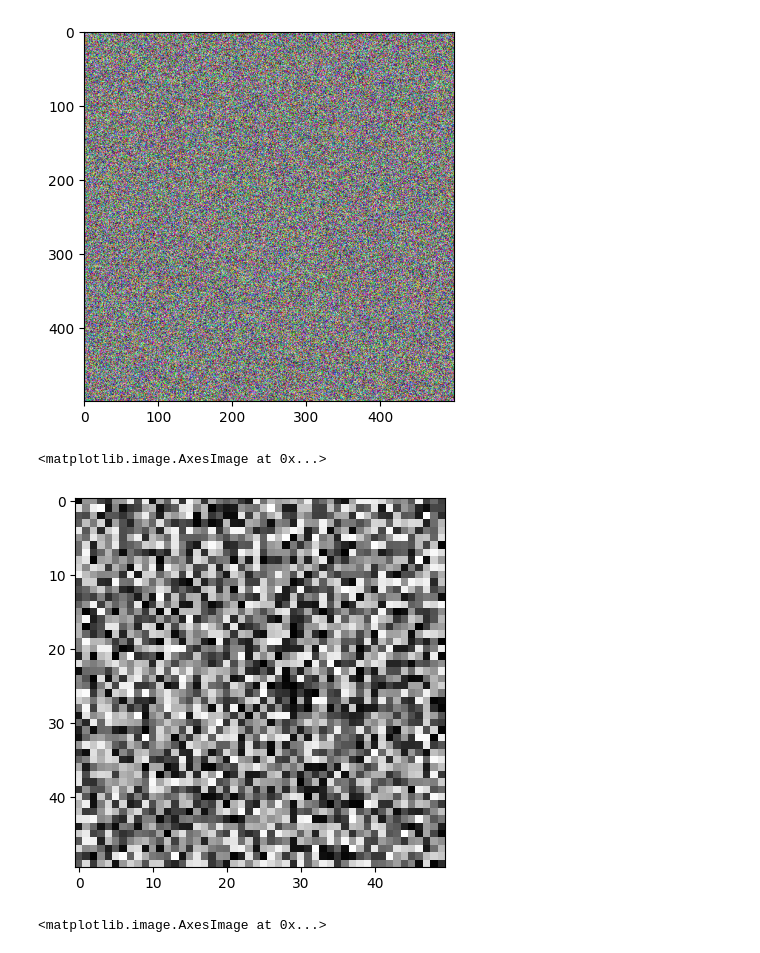
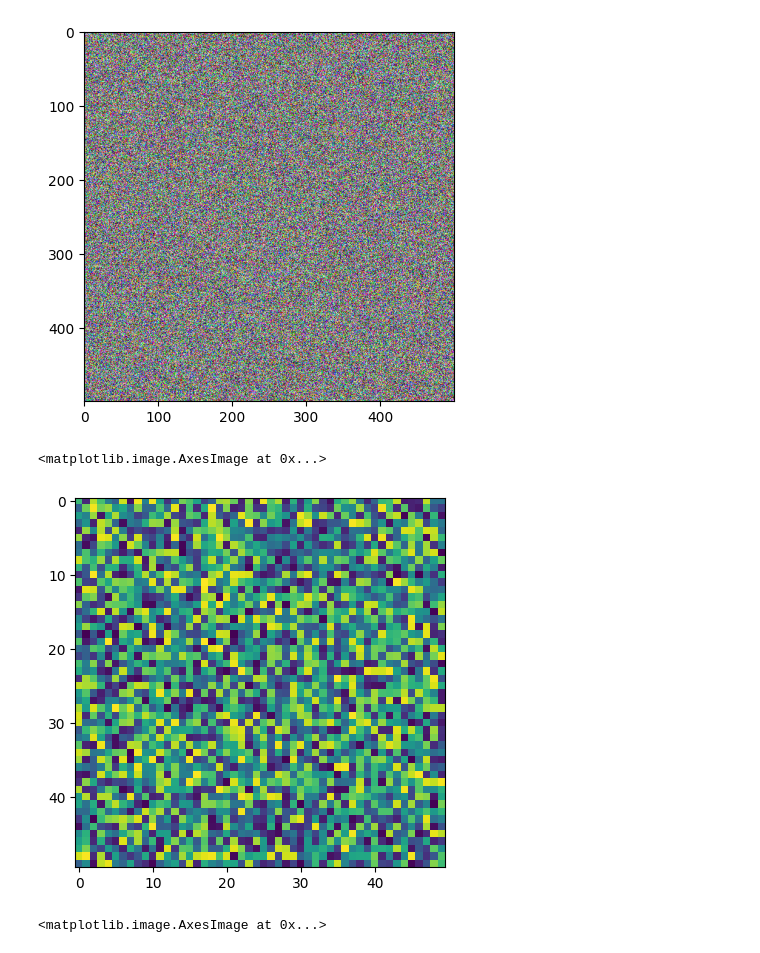
Before and after one commit to yashmonani/yash-AIDP, a Jupyter notebook: day 8.ipynb, the cells around one changed output. Saved outputs shown, nothing was run; the diff lists cells and outputs as text; code cells hidden in the pictures.

```diff
--- a/day 8.ipynb
+++ b/day 8.ipynb
@@ -130,10 +129,10 @@ plt.imshow(r1)
 # %%
 import numpy as np
 r2 = np.random.randint(0,255,(50,50))
-plt.imshow(r2, cmap='gray')
+plt.imshow(r2,) #cmap='gray'
 # %% [output]
 <matplotlib.image.AxesImage at 0x...>
-[figure, old version]
+[figure, new version]
 # %%
 r2 = np.random.randint(0,255,(50,50))
 skimage.io.imshow(r2)
```
Also changed, not shown: parts of 3 cells of this notebook, 2 other files.
